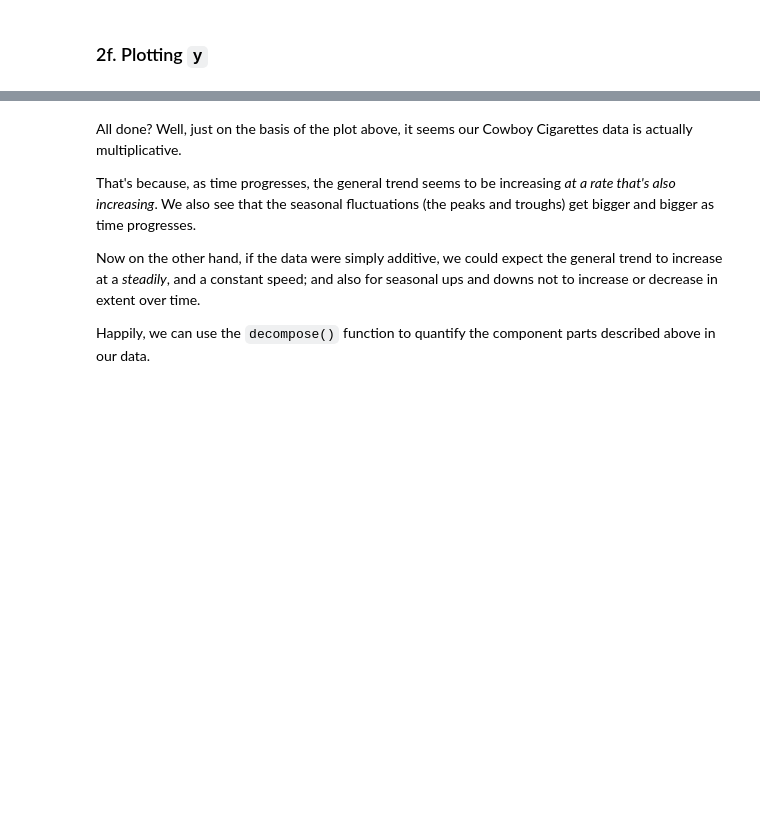
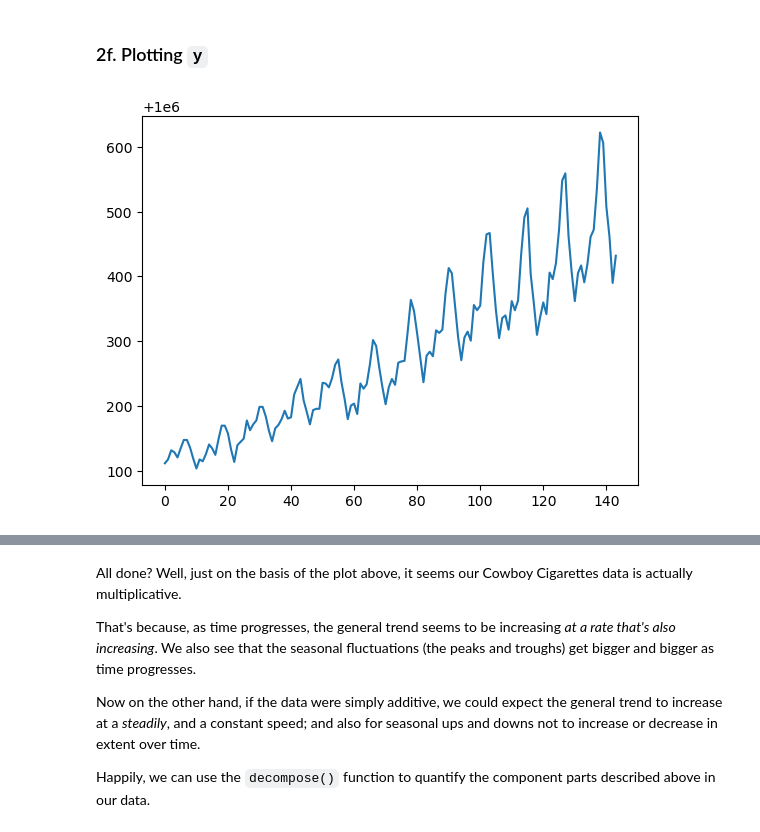
Before and after one commit to MsEM11/Time-Series-Investigation, a Jupyter notebook: Cowboy Cigarettes Case Study - Tier 3.ipynb, the cells around one changed output, grey strips where cells are left out. Drawn from its saved outputs; the diff is of its cells as text; code cells hidden in the pictures; blank space fills up the shorter version.

```diff
--- a/Cowboy Cigarettes Case Study - Tier 3.ipynb
+++ b/Cowboy Cigarettes Case Study - Tier 3.ipynb
@@ -185,3 +184,7 @@ _ _ _
+# %%
+plt.plot(y);
+# %% [output]
+[figure, added]
 # %% [markdown]
 ## 3. Modelling
 ### 3a. Decomposition
```
Also changed, not shown: parts of 6 cells of this notebook.
